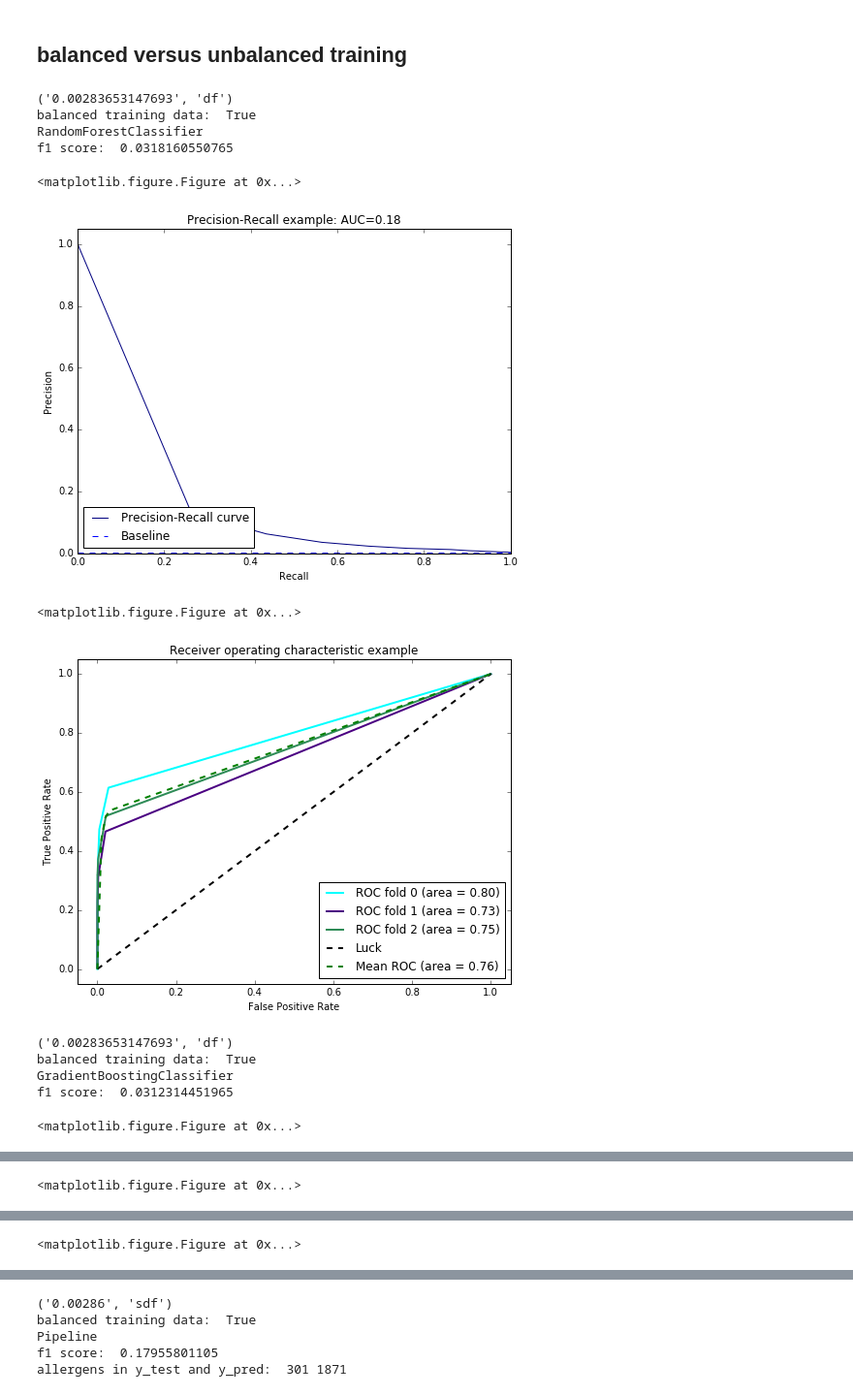
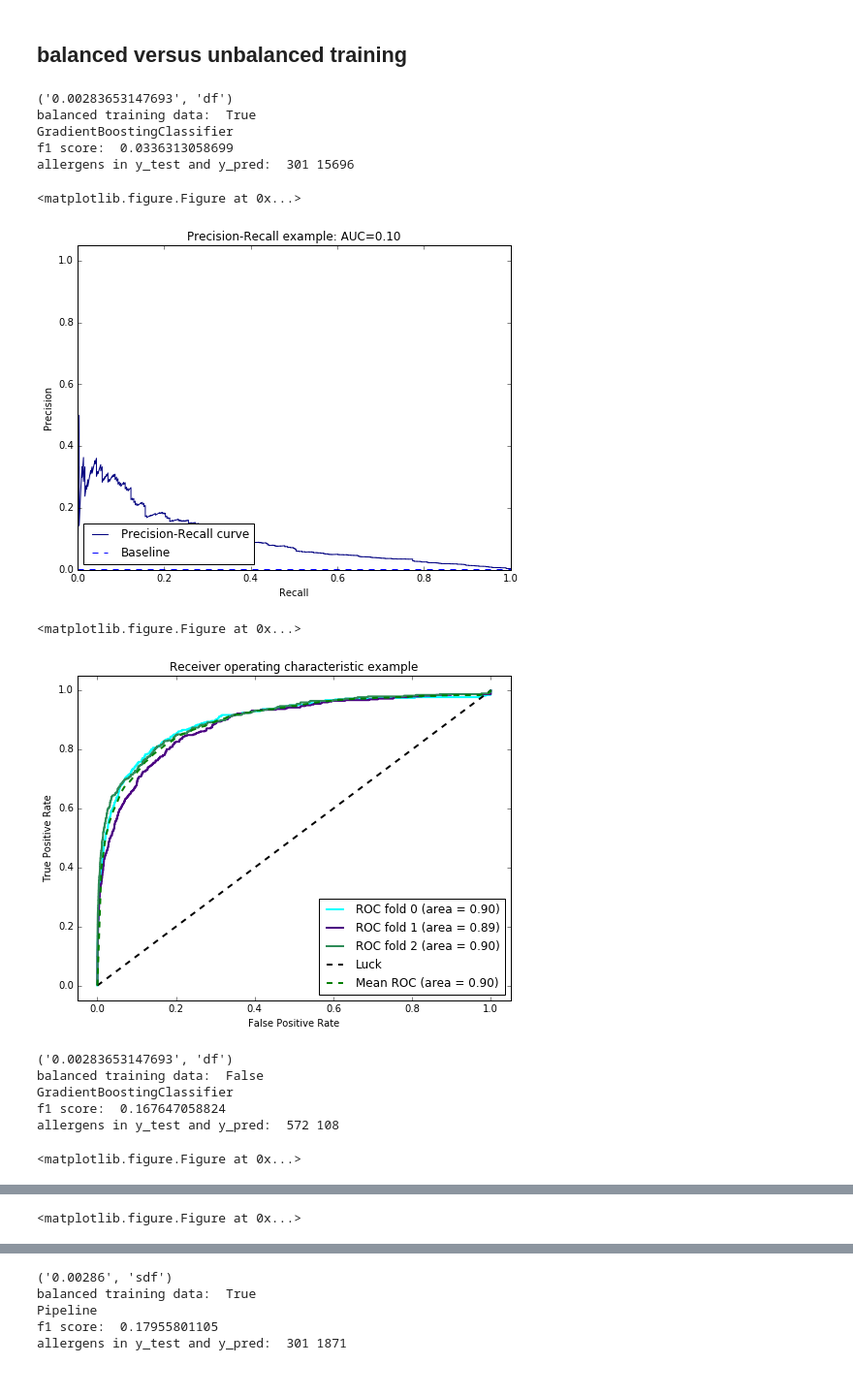
Before and after one commit to JaredJacobsen/capstone_project, a Jupyter notebook: allergen_modelling.ipynb, the cells around one changed output, grey strips where cells are left out. Shown: that part at 97% size. Saved outputs shown, nothing was run; the diff lists cells and outputs as text; code cells hidden in the pictures.

```diff
--- a/allergen_modelling.ipynb
+++ b/allergen_modelling.ipynb
@@ -173,7 +183,13 @@ KeyboardInterrupt:
 # %%
 rf = RandomForestClassifier()
-gb = GradientBoostingClassifier()
-nb = Pipeline([('vect', TfidfVectorizer(analyzer='char', ngram_range=(1,4))), ('nb', MultinomialNB())])
+
+gb = GradientBoostingClassifier(n_estimators=100, learning_rate=0.1, max_depth=5, min_samples_leaf=17)
+
+gb_tfidf = Pipeline([('vect', TfidfVectorizerPlus(ngram_range=(1,4))),
+                     ('gb', gb)])
+
+nb = Pipeline([('vect', TfidfVectorizer(analyzer='char', ngram_range=(1,4))),
+               ('nb', MultinomialNB())])
 
 def evaluate_models(tests, classifiers, balance=False):
     for X, y, m in tests:
@@ -192,35 +208,37 @@ def evaluate_models(tests, classifiers, balance=False):
                 print 'f1 score: ', f1_score(y_test, y_pred)
                 print 'allergens in y_test and y_pred: ', sum(y_test), sum(y_pred)
                 plot_precision_recall_curve(y_test, y_pred_proba[:, 1], baseline=m[0])
-                cross_val_roc(clf, X, y)
+#                 cross_val_roc(clf, X, y)
                 print '\n\n'
 # %%
 X = df.drop(['sequence','allergen'], axis=1)
 y = df['allergen'].copy()
 m = (str(df_ratio(df)), 'df')
 
-classifiers = [rf, gb]
+classifiers = [gb]
 
 tests = [(X, y, m)]
 
 # for percent_df in percent_dfs:
 #     X = percent_df.drop(['sequence','allergen'], axis=1)
 #     y = percent_df['allergen'].copy()
 #     m = str(df_ratio(percent_df)), ' percent df'
 #     tests.append((X, y, m))
 
 evaluate_models(tests, classifiers, balance=[True, False])
 # %% [output]
 ('0.00283653147693', 'df')
 balanced training data:  True
-RandomForestClassifier
-f1 score:  0.0318160550765
+GradientBoostingClassifier
+f1 score:  0.0336313058699
+allergens in y_test and y_pred:  301 15696
 <matplotlib.figure.Figure at 0x...>
-[figure, old version]
+[figure, new version]
 <matplotlib.figure.Figure at 0x...>
-[figure, old version]
+[figure, new version]
 ('0.00283653147693', 'df')
-balanced training data:  True
+balanced training data:  False
 GradientBoostingClassifier
-f1 score:  0.0312314451965
+f1 score:  0.167647058824
+allergens in y_test and y_pred:  572 108
 <matplotlib.figure.Figure at 0x...>
@@ -234 +247,0 @@ f1 score:  0.152694610778
-<matplotlib.figure.Figure at 0x...>
```
Also changed, not shown: parts of 12 cells of this notebook, 15 other files.
